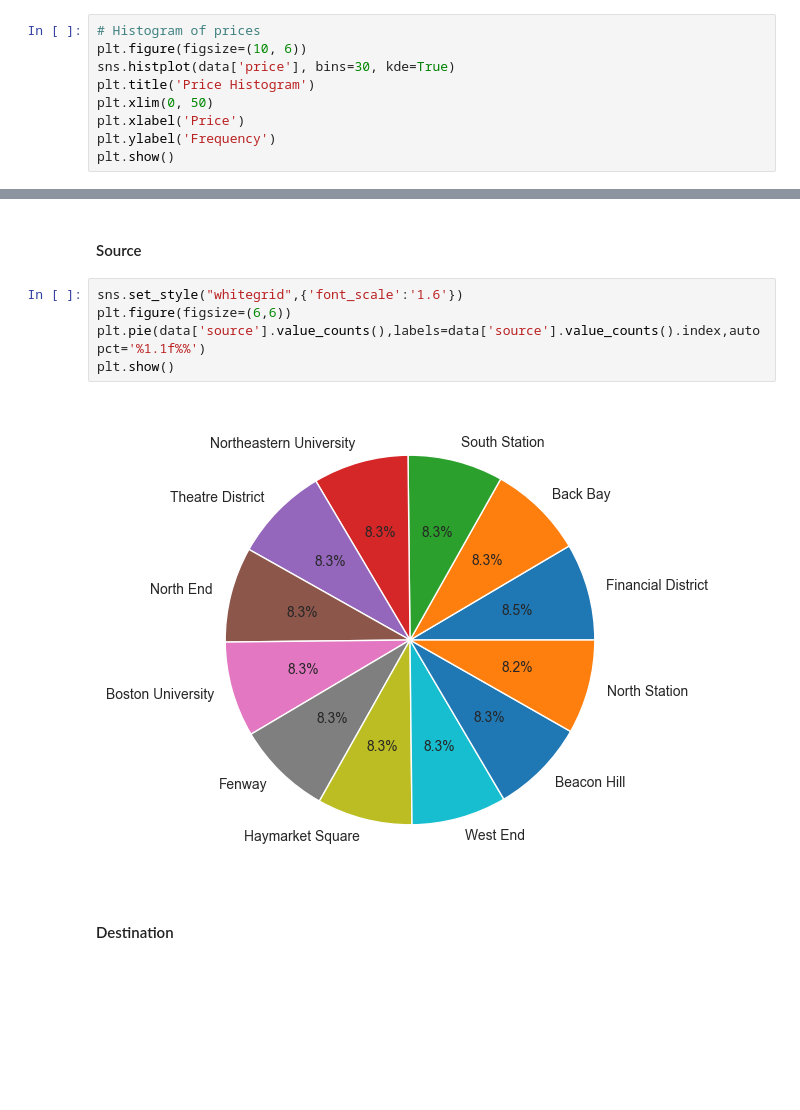
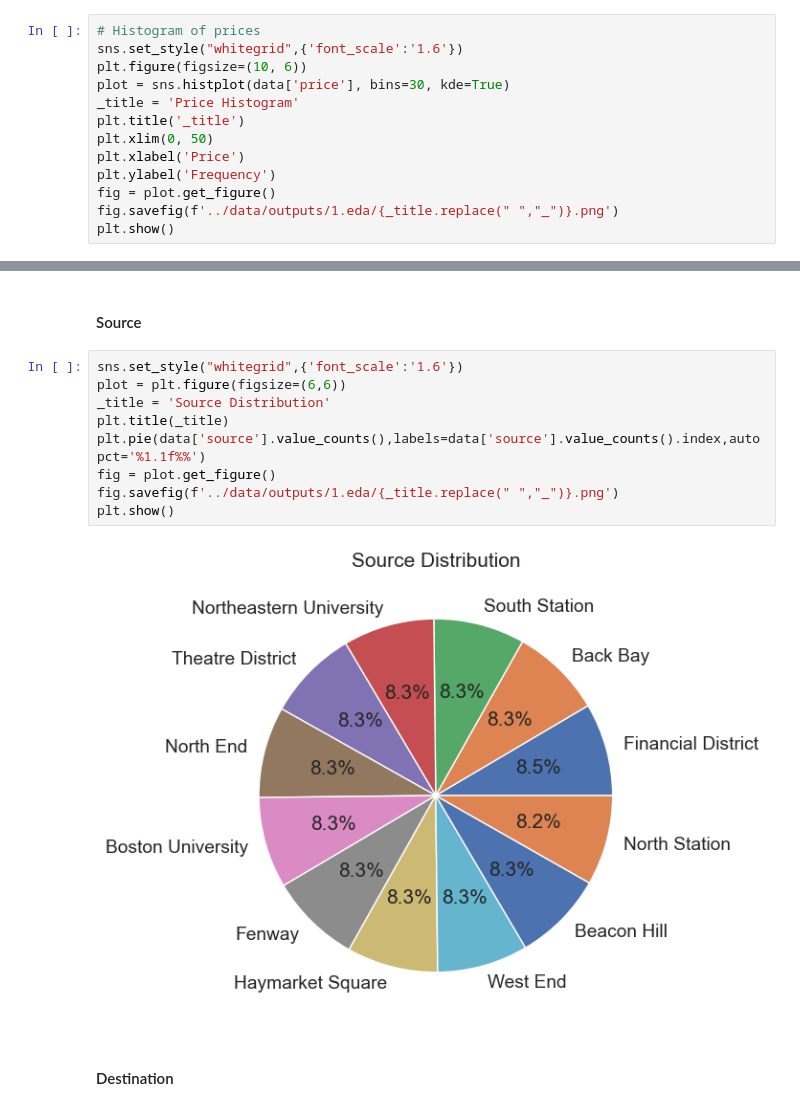
Before and after one commit to kasiadybcio/ML_2_regression-, a Jupyter notebook: notebooks/1. eda.ipynb, the cells around one changed output, grey strips where cells are left out. Saved outputs shown, nothing was run; the diff lists cells and outputs as text; blank space fills up the shorter version.

Commit message:
eda- more plots, train test split

```diff
--- a/notebooks/1. eda.ipynb
+++ b/notebooks/1. eda.ipynb
@@ -181,11 +192,15 @@ We removed null values
 Our target variable is price.
 # %%
 # Histogram of prices
+sns.set_style("whitegrid",{'font_scale':'1.6'})
 plt.figure(figsize=(10, 6))
-sns.histplot(data['price'], bins=30, kde=True)
-plt.title('Price Histogram')
+plot = sns.histplot(data['price'], bins=30, kde=True)
+_title = 'Price Histogram'
+plt.title('_title')
 plt.xlim(0, 50)
 plt.xlabel('Price')
 plt.ylabel('Frequency')
+fig = plot.get_figure()
+fig.savefig(f'../data/outputs/1.eda/{_title.replace(" ","_")}.png')
 plt.show()
 # %% [output]
@@ -231,11 +246,15 @@ data.describe(include=['O'])
 #### Source
 # %%
 sns.set_style("whitegrid",{'font_scale':'1.6'})
-plt.figure(figsize=(6,6))
+plot = plt.figure(figsize=(6,6))
+_title = 'Source Distribution'
+plt.title(_title)
 plt.pie(data['source'].value_counts(),labels=data['source'].value_counts().index,autopct='%1.1f%%')
+fig = plot.get_figure()
+fig.savefig(f'../data/outputs/1.eda/{_title.replace(" ","_")}.png')
 plt.show()
 # %% [output]
-[figure, old version]
+[figure, new version]
 # %% [markdown]
 #### Destination
 # %%
```
Also changed, not shown: parts of 54 cells of this notebook.
